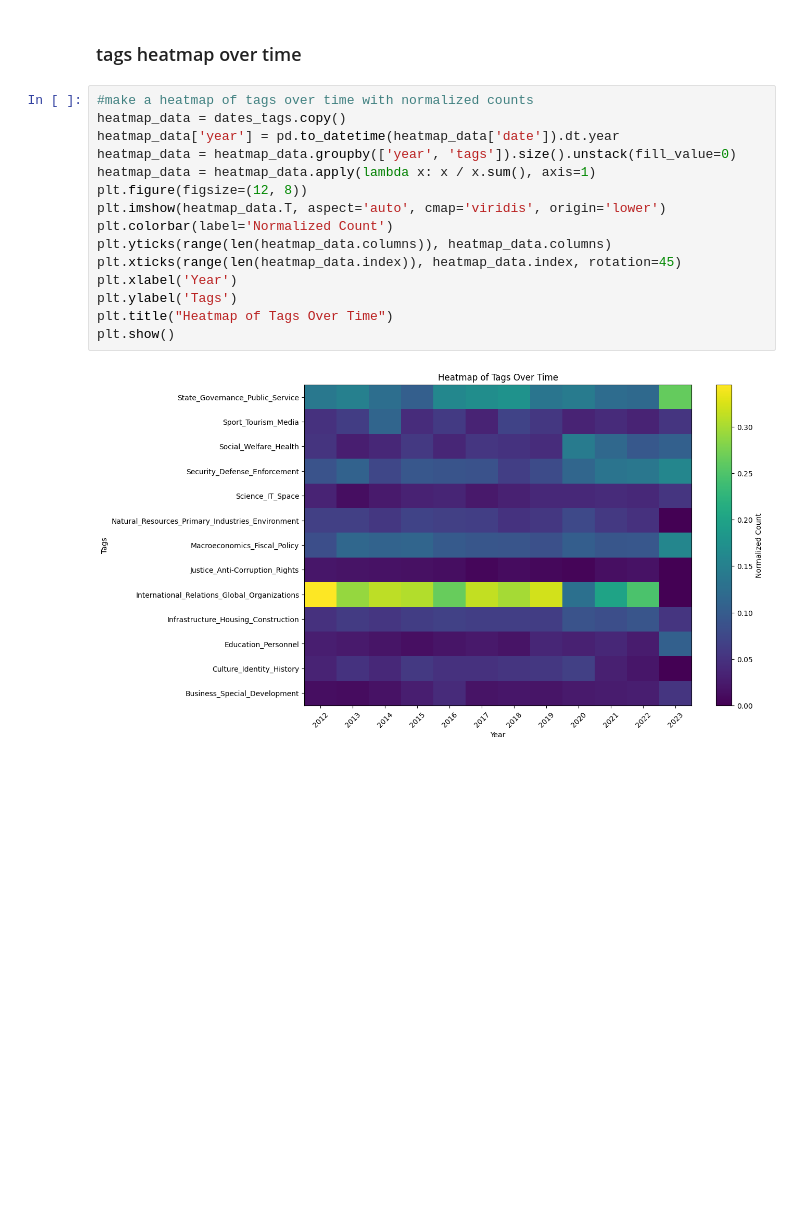
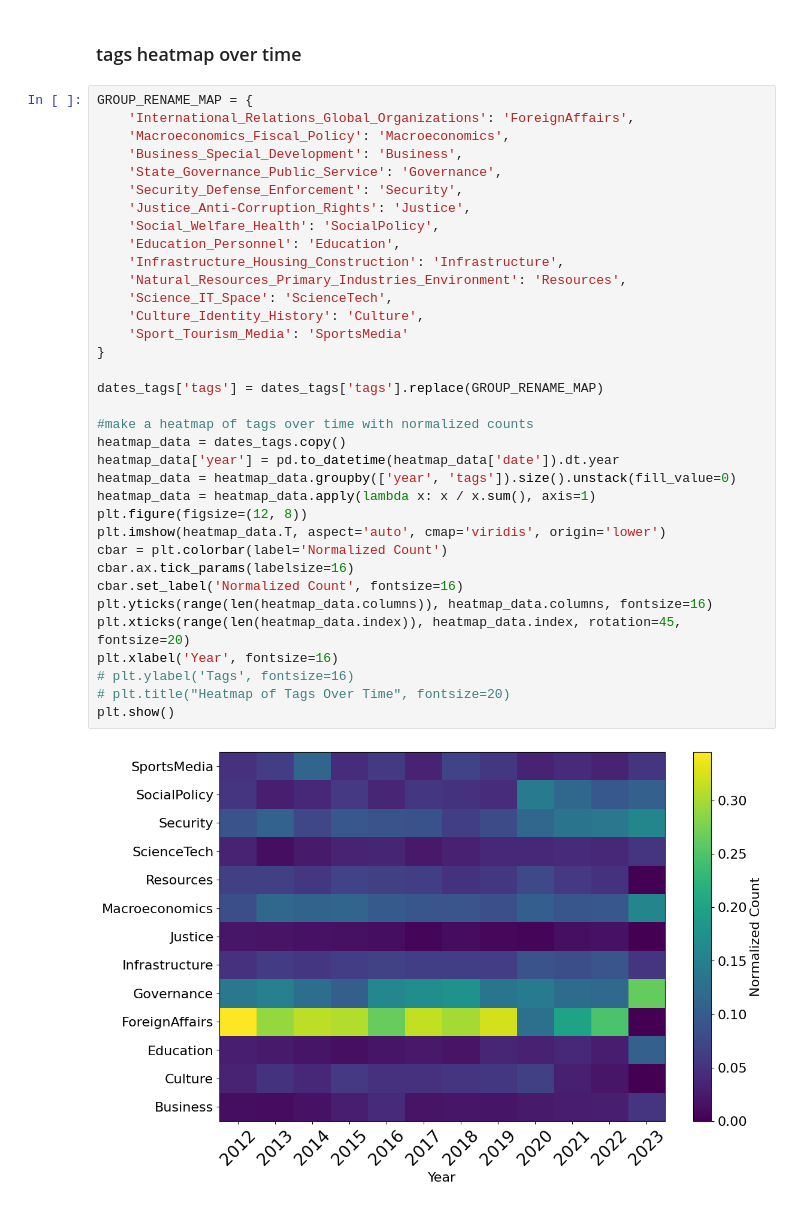
Before and after one commit to szuvarska/PutinsTalksAnalysis, a Jupyter notebook: notebooks/02_EDA.ipynb, the cells around one changed output. Saved outputs shown, nothing was run; the diff lists cells and outputs as text; blank space fills up the shorter version.

Commit message:
nato llm evalution, EDA bigger plots

```diff
--- a/notebooks/02_EDA.ipynb
+++ b/notebooks/02_EDA.ipynb
@@ -105,19 +109,39 @@ plt.show()
 # %% [markdown]
 ### tags heatmap over time
 # %%
+GROUP_RENAME_MAP = {
+    'International_Relations_Global_Organizations': 'ForeignAffairs',
+    'Macroeconomics_Fiscal_Policy': 'Macroeconomics',
+    'Business_Special_Development': 'Business',
+    'State_Governance_Public_Service': 'Governance',
+    'Security_Defense_Enforcement': 'Security',
+    'Justice_Anti-Corruption_Rights': 'Justice',
+    'Social_Welfare_Health': 'SocialPolicy',
+    'Education_Personnel': 'Education',
+    'Infrastructure_Housing_Construction': 'Infrastructure',
+    'Natural_Resources_Primary_Industries_Environment': 'Resources',
+    'Science_IT_Space': 'ScienceTech',
+    'Culture_Identity_History': 'Culture',
+    'Sport_Tourism_Media': 'SportsMedia'
+}
+
+dates_tags['tags'] = dates_tags['tags'].replace(GROUP_RENAME_MAP)
+
 #make a heatmap of tags over time with normalized counts
 heatmap_data = dates_tags.copy()
 heatmap_data['year'] = pd.to_datetime(heatmap_data['date']).dt.year
 heatmap_data = heatmap_data.groupby(['year', 'tags']).size().unstack(fill_value=0)
 heatmap_data = heatmap_data.apply(lambda x: x / x.sum(), axis=1)
 plt.figure(figsize=(12, 8))
 plt.imshow(heatmap_data.T, aspect='auto', cmap='viridis', origin='lower')
-plt.colorbar(label='Normalized Count')
-plt.yticks(range(len(heatmap_data.columns)), heatmap_data.columns)
-plt.xticks(range(len(heatmap_data.index)), heatmap_data.index, rotation=45)
-plt.xlabel('Year')
-plt.ylabel('Tags')
-plt.title("Heatmap of Tags Over Time")
+cbar = plt.colorbar(label='Normalized Count')
+cbar.ax.tick_params(labelsize=16)
+cbar.set_label('Normalized Count', fontsize=16)
+plt.yticks(range(len(heatmap_data.columns)), heatmap_data.columns, fontsize=16)
+plt.xticks(range(len(heatmap_data.index)), heatmap_data.index, rotation=45, fontsize=20)
+plt.xlabel('Year', fontsize=16)
+# plt.ylabel('Tags', fontsize=16)
+# plt.title("Heatmap of Tags Over Time", fontsize=20)
 plt.show()
 # %% [output]
-[figure, old version]
+[figure, new version]
```
Also changed, not shown: parts of 4 cells of this notebook, 3 other files.
